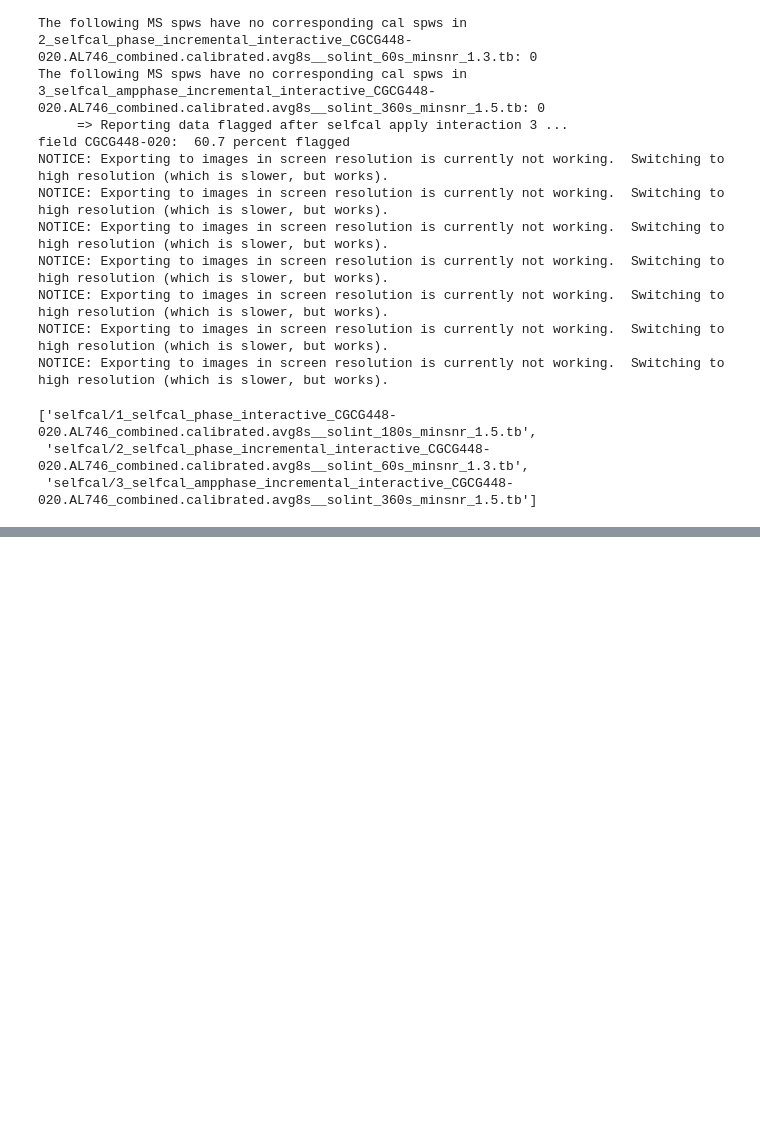
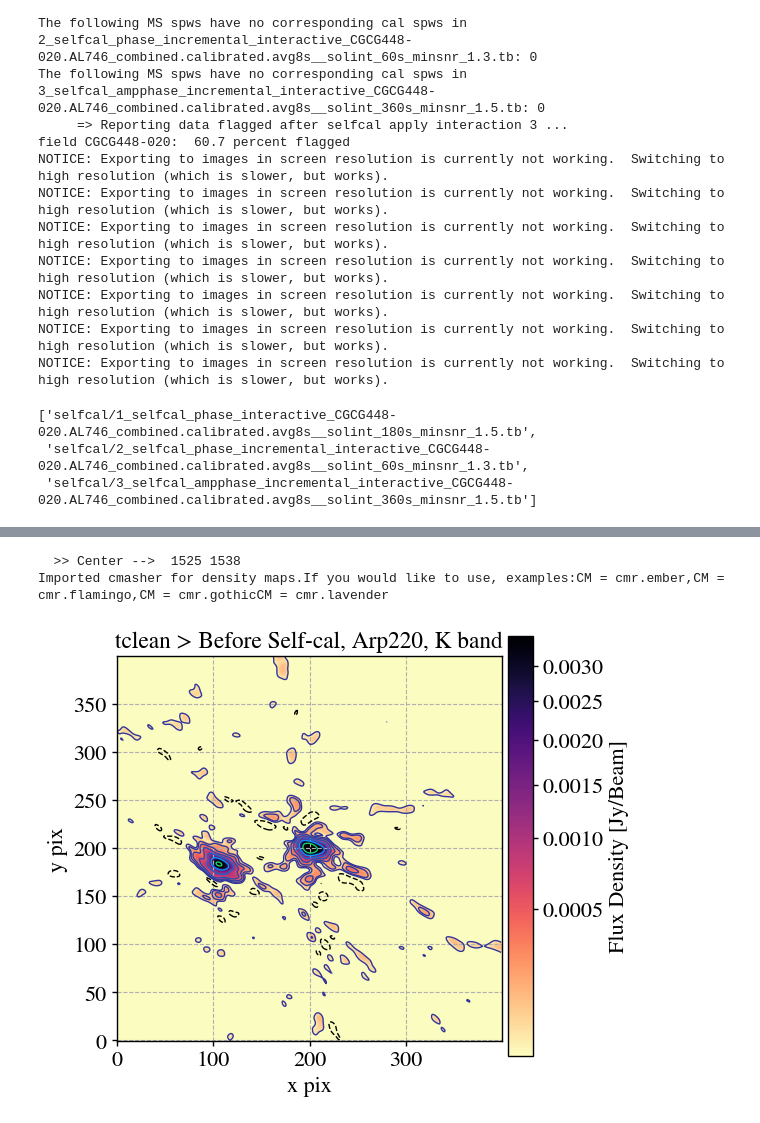
Before and after one commit to lucatelli/morphen_dev, a Jupyter notebook: selfcal/self_calibration.ipynb, the cells around one changed output, grey strips where cells are left out. Drawn from its saved outputs; the diff is of its cells as text; code cells hidden in the pictures; blank space fills up the shorter version.

Commit message:
Tests with self-cal for Arp220, K band.

```diff
--- a/selfcal/self_calibration.ipynb
+++ b/selfcal/self_calibration.ipynb
@@ -618,0 +649,7 @@ Text(0.5, 1.0, 'wsclean > self-cal p + p + ap')
+# %%
+path = '/run/media/sagauga/storage_wd_2/astronomical_data/lirgi/vla/K_band/Arp220/'
+# path = '/run/media/sagauga/ssd_3/astronomical_data/lirgi/vla/K_band/Arp220/'
+field = 'Arp220'
+proj_name = '_16B_316.calibrated.avg8s'
+g_name = path + field + proj_name
+g_vis = g_name + '.ms'
@@ -618,0 +708,3 @@ Text(0.5, 1.0, 'wsclean > self-cal p + p + ap')
+# %%
+imagelist = glob.glob(path + 'selfcal/*image.tt0')
+imagelist
@@ -618,0 +714,8 @@ Text(0.5, 1.0, 'wsclean > self-cal p + p + ap')
+# %%
+ax = eimshow(do_cutout_2D(ctn(imagelist[0]),box_size=200),vmin_factor=2,vmax_factor=0.5)
+ax.set_title('tclean > Before Self-cal, Arp220, K band')
+ax.grid()
+# %% [output]
+  >> Center -->  1525 1538
+Imported cmasher for density maps.If you would like to use, examples:CM = cmr.ember,CM = cmr.flamingo,CM = cmr.gothicCM = cmr.lavender
+[figure, added]
```
Also changed, not shown: parts of 87 cells of this notebook.
